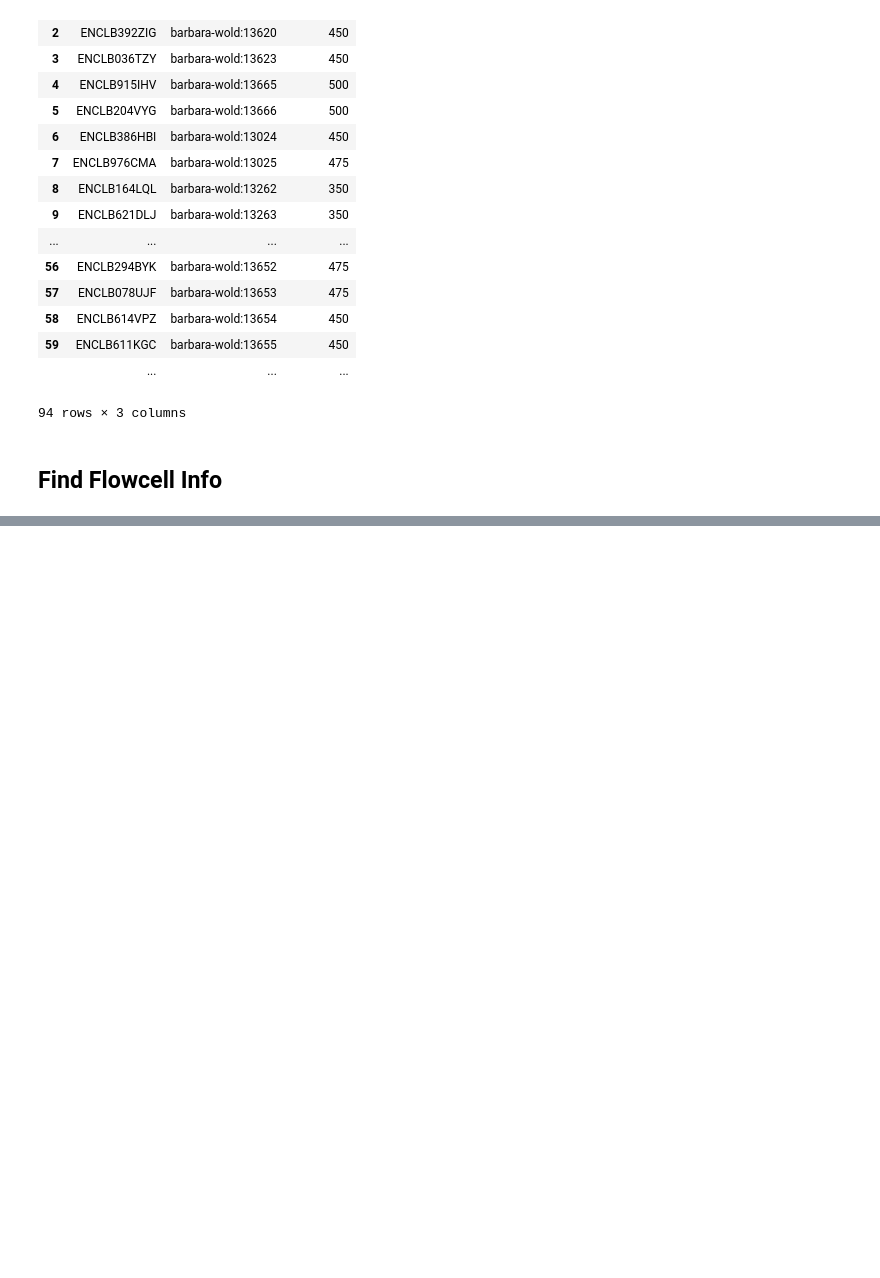
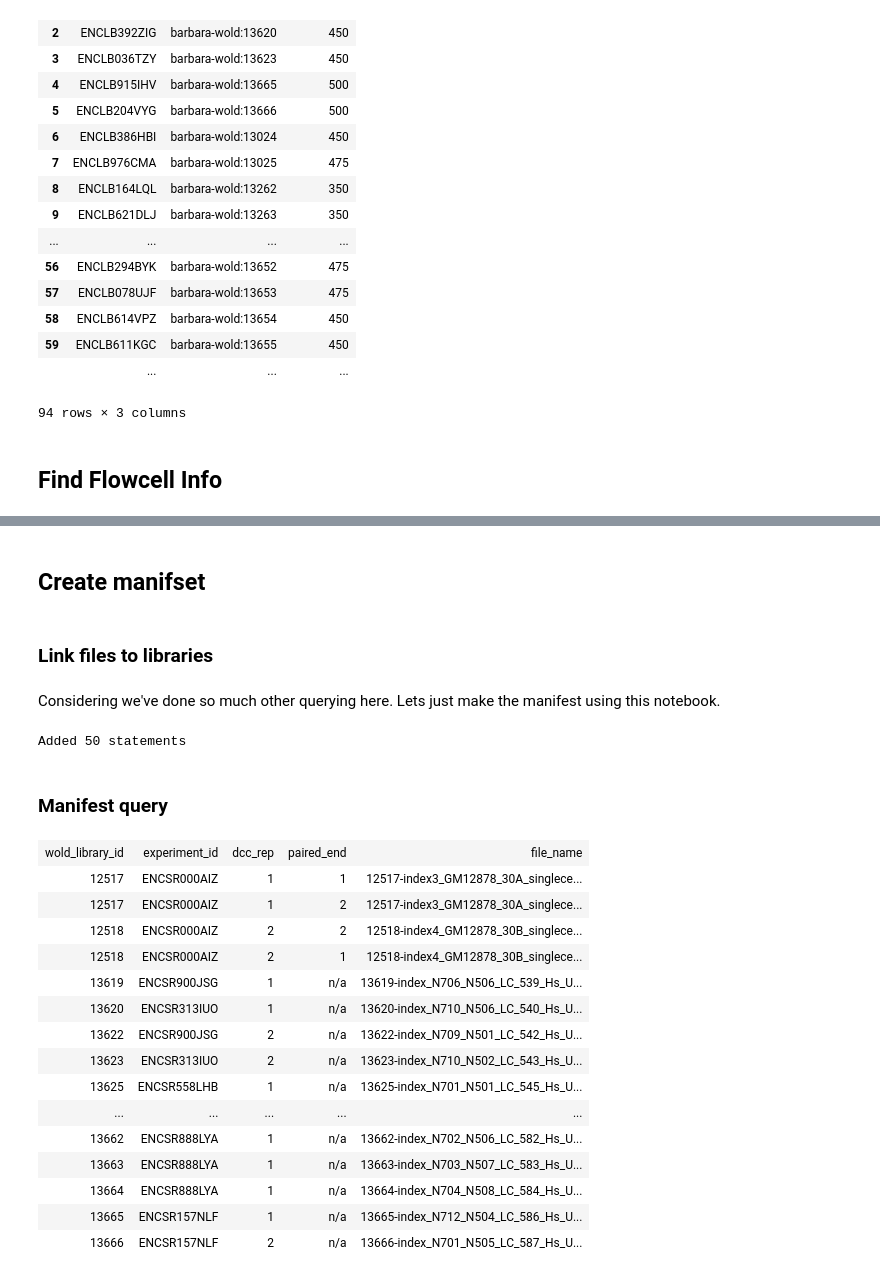
Before and after one commit to detrout/encode3-curation, a Jupyter notebook: single-cell-gm12878-and-brain-preparation.ipynb, the cells around one changed output, grey strips where cells are left out. Saved outputs shown, nothing was run; the diff lists cells and outputs as text; code cells hidden in the pictures; blank space fills up the shorter version.

```diff
--- a/single-cell-gm12878-and-brain-preparation.ipynb
+++ b/single-cell-gm12878-and-brain-preparation.ipynb
@@ -170,0 +424,51 @@ lib_to_flowcell['13666']
+# %% [markdown]
+## Create manifset
+# %% [markdown]
+### Link files to libraries
+# %% [markdown]
+Considering we've done so much other querying here. Lets just make the manifest using this notebook.
+# %%
+def generate_file_info(filenode, filename):
+    base, ext = os.path.splitext(filename)
+    fields = base.split('_')
+    if fields[-1].startswith('r'):
+        read = fields[-1][1]
+    else:
+        read = 'n/a'
+    read_p = RDF.Node(RDF.Uri('http://jumpgate.caltech.edu/wiki/LibraryOntology#read'))
+    path_p = RDF.Node(RDF.Uri('http://jumpgate.caltech.edu/wiki/LibraryOntology#filename'))
+    stmt = RDF.Statement(filenode, read_p, RDF.Node(read))
+    #print(stmt)
+    model.append(stmt)
+    stmt = RDF.Statement(filenode, path_p, RDF.Node(filename))
+    #print(stmt)
+    model.append(stmt)
+
+def read_library_map():
+    library_map = {}
+    count = 0
+    pongo = paramiko.SSHClient()
+    pongo.set_missing_host_key_policy(paramiko.WarningPolicy())
+    pongo.connect('pongo.cacr.caltech.edu', username='diane')
+    sftp = pongo.open_sftp()
+    sftp.chdir('proj/submission/brians-view-single-cell')
+    for line in sftp.open('libs.txt'):
+        library_id, dirname = line.split()
+        library = RDF.Node(RDF.Uri(LIBRARY_URL.format(library_id)))
+        for filename in sftp.listdir(dirname):
+            if filename.endswith('fastq.gz'):
+                relative_path = os.path.join(dirname, filename)
+                p = RDF.Node(RDF.Uri('http://jumpgate.caltech.edu/wiki/LibraryOntology#has_file'))
+                filenode = RDF.Node(RDF.Uri('file://'+os.path.abspath(relative_path)))
+                s = RDF.Statement(library, p, filenode)
+                #print(s)
+                model.append(s)
+                generate_file_info(filenode, relative_path)
+                count += 1
+    print("Added {} statements".format(count))
+    pongo.close()
+read_library_map()
+# %% [output]
+Added 50 statements
+# %% [markdown]
+### Manifest query
@@ -170,0 +492,19 @@ lib_to_flowcell['13666']
+# %%
+manifest_query
+# %% [output]
+| wold_library_id | experiment_id | dcc_rep | paired_end | file_name |
+| 12517 | ENCSR000AIZ | 1 | 1 | 12517-index3_GM12878_30A_singlece... |
+| 12517 | ENCSR000AIZ | 1 | 2 | 12517-index3_GM12878_30A_singlece... |
+| 12518 | ENCSR000AIZ | 2 | 2 | 12518-index4_GM12878_30B_singlece... |
+| 12518 | ENCSR000AIZ | 2 | 1 | 12518-index4_GM12878_30B_singlece... |
+| 13619 | ENCSR900JSG | 1 | n/a | 13619-index_N706_N506_LC_539_Hs_U... |
+| 13620 | ENCSR313IUO | 1 | n/a | 13620-index_N710_N506_LC_540_Hs_U... |
+| 13622 | ENCSR900JSG | 2 | n/a | 13622-index_N709_N501_LC_542_Hs_U... |
+| 13623 | ENCSR313IUO | 2 | n/a | 13623-index_N710_N502_LC_543_Hs_U... |
+| 13625 | ENCSR558LHB | 1 | n/a | 13625-index_N701_N501_LC_545_Hs_U... |
+| ... | ... | ... | ... | ... |
+| 13662 | ENCSR888LYA | 1 | n/a | 13662-index_N702_N506_LC_582_Hs_U... |
+| 13663 | ENCSR888LYA | 1 | n/a | 13663-index_N703_N507_LC_583_Hs_U... |
+| 13664 | ENCSR888LYA | 1 | n/a | 13664-index_N704_N508_LC_584_Hs_U... |
+| 13665 | ENCSR157NLF | 1 | n/a | 13665-index_N712_N504_LC_586_Hs_U... |
+| 13666 | ENCSR157NLF | 2 | n/a | 13666-index_N701_N505_LC_587_Hs_U... |
```
Also changed, not shown: parts of 58 cells of this notebook.
